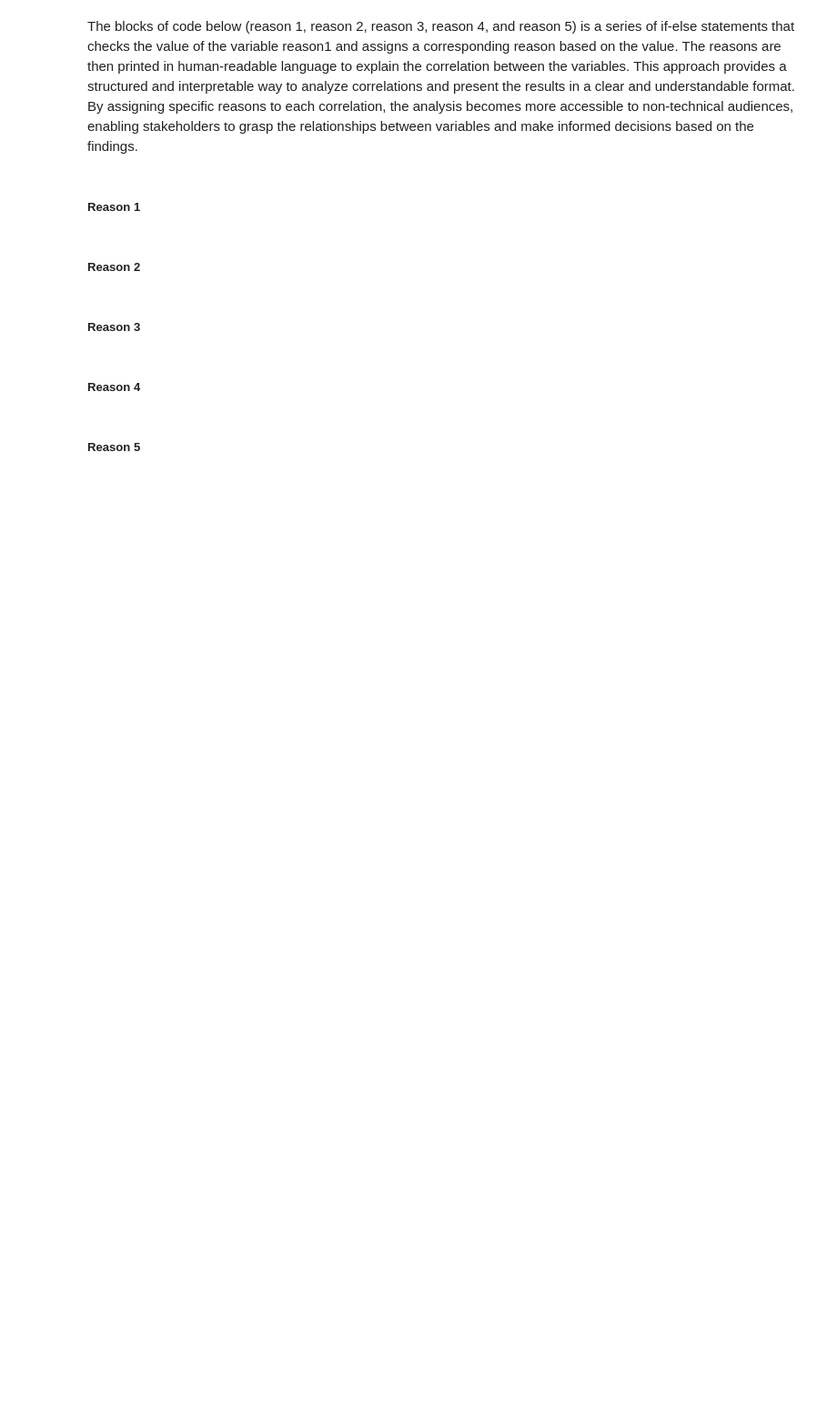
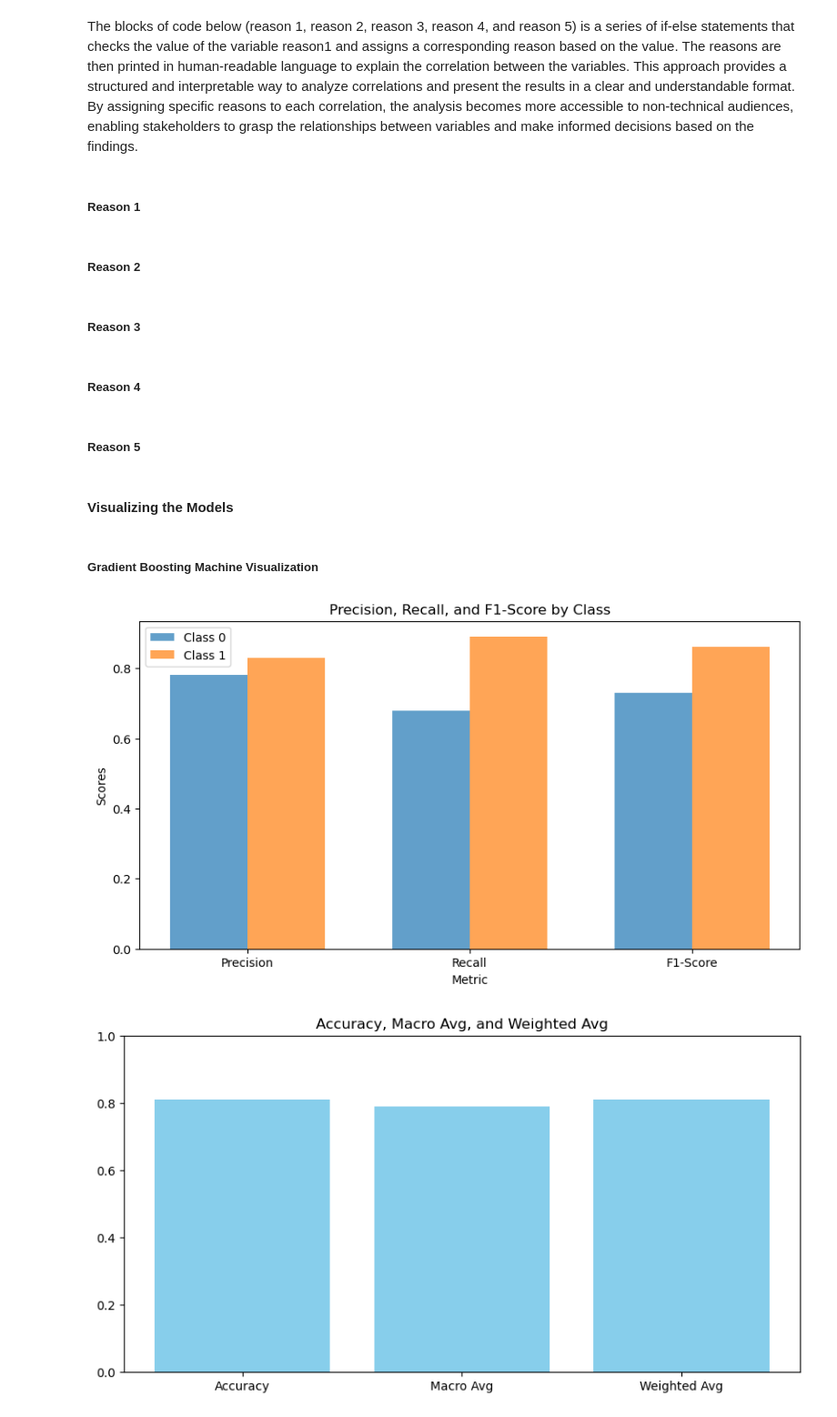
Before and after one commit to MWatkins87/House_of_Hope, a Jupyter notebook: beau.ipynb, the cells around one changed output. Shown: that part at 91% size. Drawn from its saved outputs; the diff is of its cells as text; code cells hidden in the pictures; blank space fills up the shorter version.

Commit message:
model visualizations

```diff
--- a/beau.ipynb
+++ b/beau.ipynb
@@ -981,3 +981,66 @@ elif reason5 == "LIVARAG_D":
 
 elif reason5 == "EMPLOY_D":
     reason5 = "successfully obtaining employment after completing your stay at the House Of Hope"
+# %% [markdown]
+#### Visualizing the Models
+# %% [markdown]
+##### Gradient Boosting Machine Visualization
+# %%
+import matplotlib.pyplot as plt
+import pandas as pd
+import numpy as np
+
+# Data preparation
+data = {
+    'Metric': ['Precision', 'Recall', 'F1-Score'],
+    'Class 0': [0.78, 0.68, 0.73],
+    'Class 1': [0.83, 0.89, 0.86]
+}
+
+df_metrics = pd.DataFrame(data)
+
+# Combined bar chart for Precision, Recall, and F1-Score
+fig, ax = plt.subplots(1, 1, figsize=(10, 5))
+width = 0.35  # the width of the bars
+
+x = np.arange(len(df_metrics['Metric']))  # the label locations
+
+ax.bar(x - width/2, df_metrics['Class 0'], width, label='Class 0', alpha=0.7)
+ax.bar(x + width/2, df_metrics['Class 1'], width, label='Class 1', alpha=0.7)
+
+ax.set_xlabel('Metric')
+ax.set_ylabel('Scores')
+ax.set_title('Precision, Recall, and F1-Score by Class')
+ax.set_xticks(x)
+ax.set_xticklabels(df_metrics['Metric'])
+ax.legend()
+
+plt.show()
+
+# Accuracy, Macro Average, and Weighted Average
+data_avg = {
+    'Metric': ['Accuracy', 'Macro Avg', 'Weighted Avg'],
+    'Score': [0.81, 0.79, 0.81]
+}
+
+df_avg = pd.DataFrame(data_avg)
+
+# Bar chart for Accuracy, Macro Avg, and Weighted Avg
+plt.figure(figsize=(10, 5))
+plt.bar(df_avg['Metric'], df_avg['Score'], color='skyblue')
+plt.title('Accuracy, Macro Avg, and Weighted Avg')
+plt.ylim(0, 1)
+plt.show()
+
+# ROC AUC Score
+roc_auc_score = 0.8923675717108549
+
+# Bar chart for ROC AUC Score
+plt.figure(figsize=(5, 5))
+plt.bar(['ROC AUC Score'], [roc_auc_score], color='salmon')
+plt.title('ROC AUC Score')
+plt.ylim(0, 1)
+plt.show()
+# %% [output]
+[figure, added]
+[figure, added]
```
Also changed, not shown: parts of 5 cells of this notebook.
